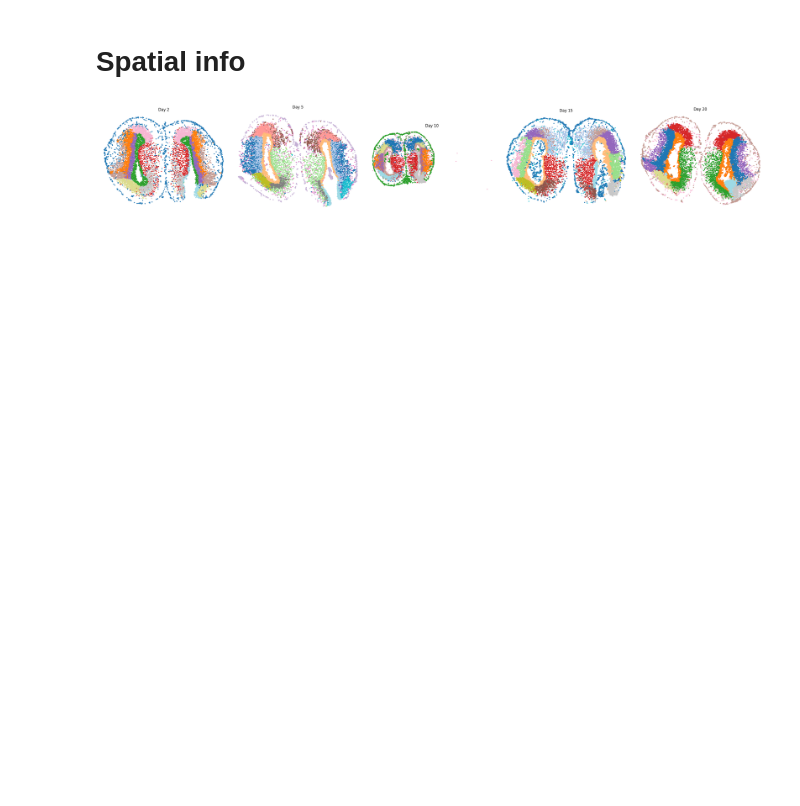
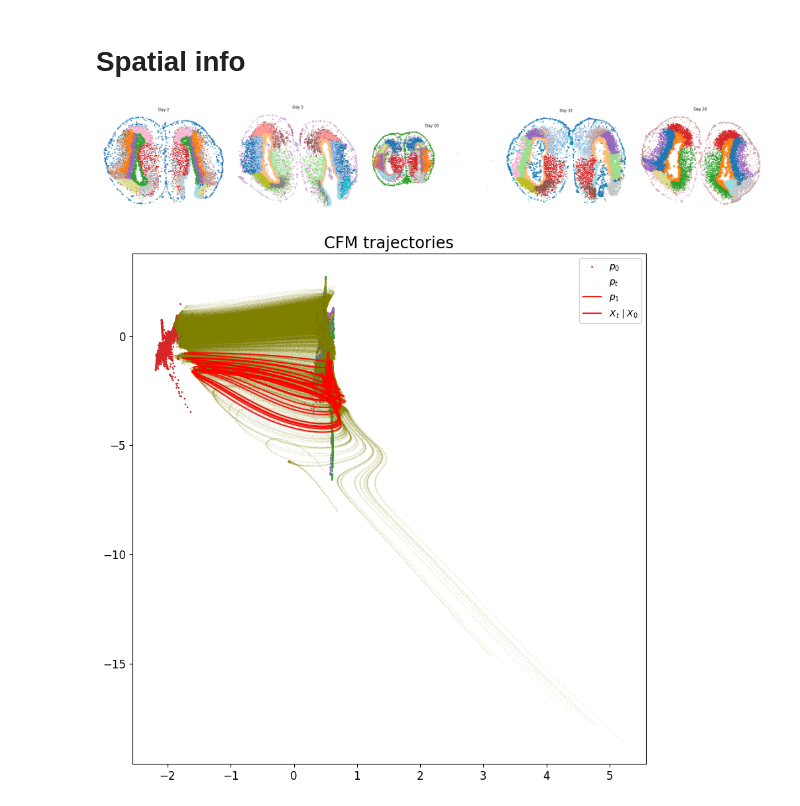
Before and after one commit to prior-ot-cfm/conditional-flow-matching, a Jupyter notebook: notebooks/axolotl_test.ipynb, the cells around one changed output. Saved outputs shown, nothing was run; the diff lists cells and outputs as text; code cells hidden in the pictures; blank space fills up the shorter version.

Commit message:
Axolotl with spatial prior

```diff
--- a/notebooks/axolotl_test.ipynb
+++ b/notebooks/axolotl_test.ipynb
@@ -241,14 +241,18 @@ plt.show()
 # %% [output]
 [figure]
 # %%
+time_data = [adata_merged[adata_merged.obs['timepoint'] == tp] for tp in timepoints]
+from sklearn.metrics import pairwise_distances
+
 
 def get_batch_spatial(FM, X, batch_size, n_times, return_noise=False):
     """Construct a batch with point sfrom each timepoint pair"""
     ts = []
     xts = []
     uts = []
-    Qs = []
+    Ds = []
     noises = []
+    coords = [adata_t.obsm["spatial"] for adata_t in time_data]
     for t_start in range(n_times - 1):
         idx0 = np.random.randint(X[t_start].shape[0], size=batch_size)
         idx1 = np.random.randint(X[t_start+1].shape[0], size=batch_size)
@@ -267,31 +271,36 @@ def get_batch_spatial(FM, X, batch_size, n_times, return_noise=False):
         else:
              # compute spatial prior
             D = pairwise_distances(c0, c1)
-            sigma = np.median(D)
-            Q = np.exp(-(D**2)/sigma**2)
-            Q = Q / Q.sum()
-            Q = torch.from_numpy(Q).float().to(device)
-
             # sample conditional flow
-            t, xt, ut = FM.sample_location_and_conditional_flow(x0, x1)
+            t, xt, ut = FM.sample_location_and_conditional_flow(x0, x1, D=D)
         ts.append(t + t_start)
         xts.append(xt)
         uts.append(ut)
-        Qs.append(Q)
     t = torch.cat(ts)
     xt = torch.cat(xts)
     ut = torch.cat(uts)
-    Qs = torch.stack(Qs)
+    #Ds = torch.stack(Ds)
     if return_noise:
         noises = torch.cat(noises)
         return t, xt, ut, noises
-    return t, xt, ut, Qs
+    return t, xt, ut
 # %%
 def train_model_custom_prior(ot_cfm_optimizer, FM, batch_size, n_times, X, ot_cfm_model, max_iters=10000):
     for i in tqdm(range(10000)):
         ot_cfm_optimizer.zero_grad()
-        t, xt, ut = get_batch(FM, X, batch_size, n_times)
-        vt = ot_cfm_model(torch.cat([xt, t[:, None]], dim=-1), Q=Q)
+        t, xt, ut = get_batch_spatial(FM, X, batch_size, n_times)
+        vt = ot_cfm_model(torch.cat([xt, t[:, None]], dim=-1))
         loss = torch.mean((vt - ut) ** 2)
         loss.backward()
         ot_cfm_optimizer.step()
+# %%
+sigma = 0.3
+dim = adata_merged.obsm["X_phate_standardized"].shape[1]
+ot_cfm_model = MLP(dim=dim, time_varying=True, w=64).to(device)
+ot_cfm_optimizer = torch.optim.Adam(ot_cfm_model.parameters(), 1e-4)
+FM = ExactOptimalTransportConditionalFlowMatcher(sigma=sigma, method="prior", prior_method="spatial")
+train_model_custom_prior(ot_cfm_optimizer, FM, batch_size, n_times, X, ot_cfm_model, max_iters=10000)
+# %%
+plot_node_path(ot_cfm_model, X)
+# %% [output]
+[figure, added]
```
Also changed, not shown: parts of 6 cells of this notebook, 4 other files.
